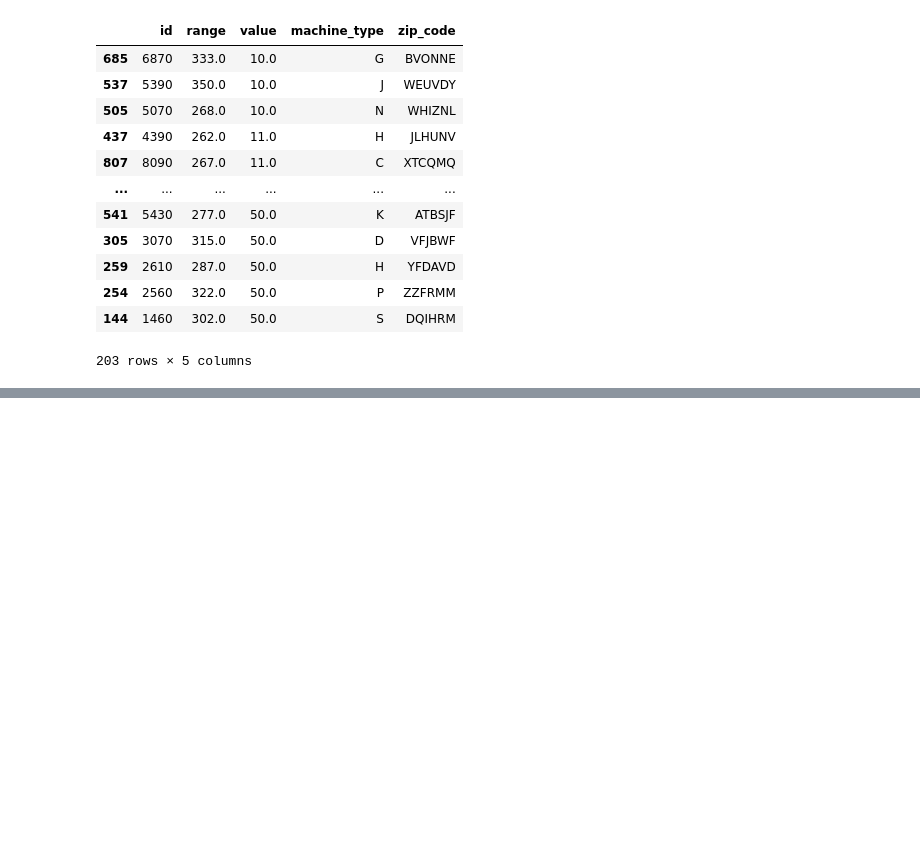
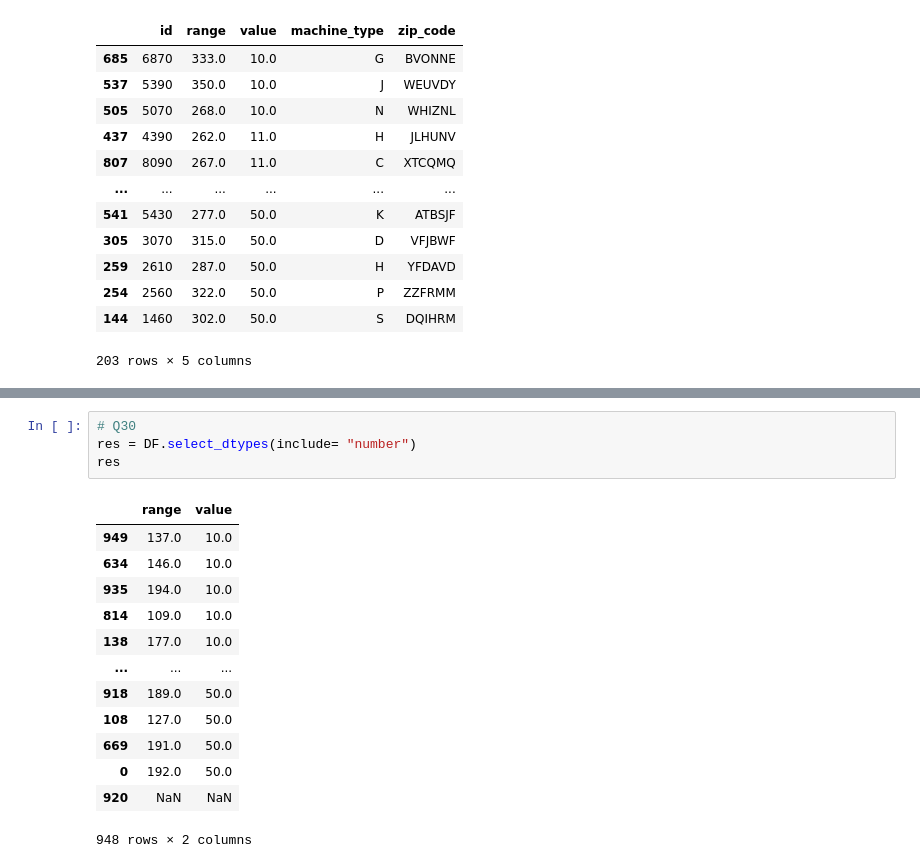
Before and after one commit to qlows/data_science, a Jupyter notebook: assignment3/assignment3.ipynb, the cells around one changed output, grey strips where cells are left out. Cells and saved outputs as stored; diff of their text form; blank space fills up the shorter version.

```diff
--- a/assignment3/assignment3.ipynb
+++ b/assignment3/assignment3.ipynb
@@ -422,0 +457,18 @@ DF[(range >=250) & (range <= 350) & (mt == "H")]
+# %%
+# Q30
+res = DF.select_dtypes(include= "number")
+res
+# %% [output]
+|  | range | value |
+| 949 | 137.0 | 10.0 |
+| 634 | 146.0 | 10.0 |
+| 935 | 194.0 | 10.0 |
+| 814 | 109.0 | 10.0 |
+| 138 | 177.0 | 10.0 |
+| ... | ... | ... |
+| 918 | 189.0 | 50.0 |
+| 108 | 127.0 | 50.0 |
+| 669 | 191.0 | 50.0 |
+| 0 | 192.0 | 50.0 |
+| 920 | NaN | NaN |
+948 rows × 2 columns
```
Also changed, not shown: parts of 4 cells of this notebook.
